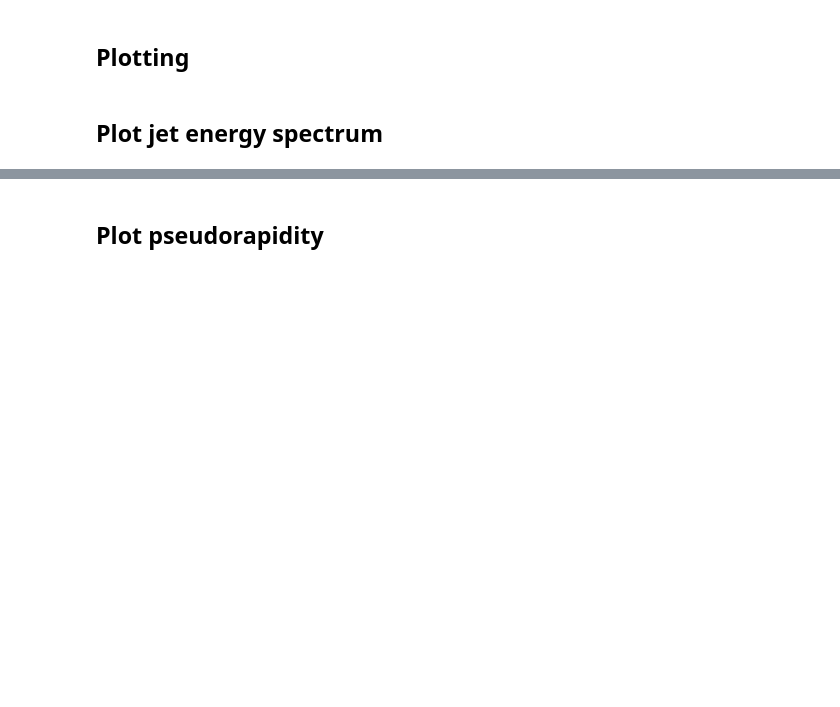
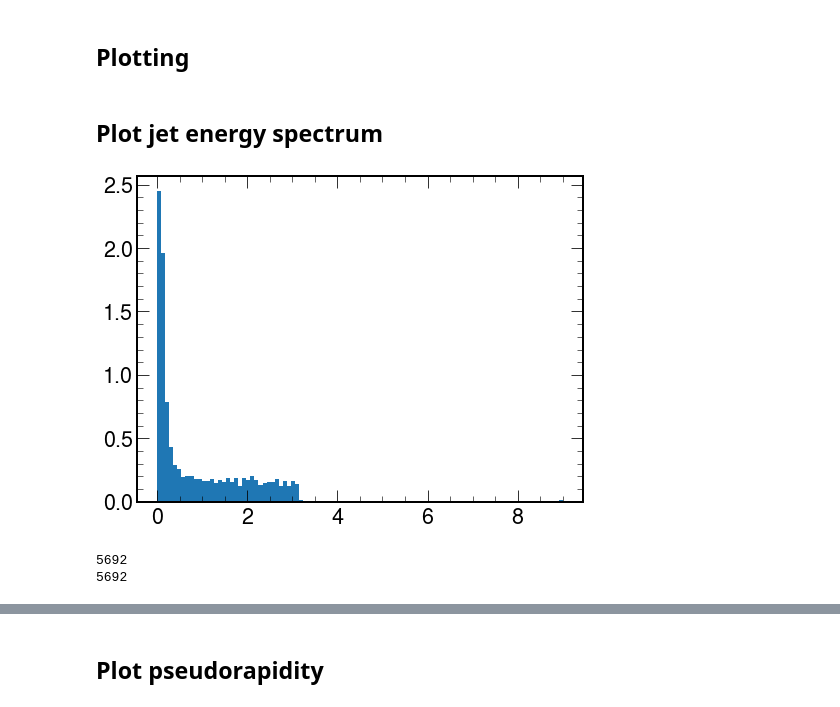
Before and after one commit to miguelignacio/calostudies, a Jupyter notebook: jets.ipynb, the cells around one changed output, grey strips where cells are left out. Drawn from its saved outputs; the diff is of its cells as text; code cells hidden in the pictures; blank space fills up the shorter version.

```diff
--- a/jets.ipynb
+++ b/jets.ipynb
@@ -13,11 +13,11 @@ from pyjet import PseudoJet, JetDefinition, ClusterSequence, ClusterSequenceArea
 # %% [markdown]
 ## Get data, transform ROOT tree into array
 # %%
-events = ur.open('root://sci-xrootd.jlab.org//osgpool/eic/ATHENA/RECO/JETS/crossDivNrgCrab/DIS_NC_Q2gt10_crossDivNrgCrab_25mRad_18x275_v1.0001.root:events')
+#events = ur.open('root://sci-xrootd.jlab.org//osgpool/eic/ATHENA/RECO/JETS/crossDivNrgCrab/DIS_NC_Q2gt10_crossDivNrgCrab_25mRad_18x275_v1.0001.root:events')
 
-gen_events = ur.open('root://sci-xrootd.jlab.org//osgpool/eic/ATHENA/FULL/JETS/crossDivNrgCrab/DIS_NC_Q2gt10_crossDivNrgCrab_25mRad_18x275_v1.0001.root:events')
-#events = ur.open('rec_highq2.root:events')
-#gen_events = ur.open('sim_highq2.root:events')
+#gen_events = ur.open('root://sci-xrootd.jlab.org//osgpool/eic/ATHENA/FULL/JETS/crossDivNrgCrab/DIS_NC_Q2gt10_crossDivNrgCrab_25mRad_18x275_v1.0001.root:events')
+events = ur.open('rec_highq2.root:events')
+gen_events = ur.open('sim_highq2.root:events')
 # %%
 def get_vector(varname='HcalHadronEndcapClusters',energy='energy'):
     E = events["%s.%s"%(varname,energy)].array(library='np')
@@ -381,6 +420,17 @@ import mplhep as hep
 hep.set_style("CMS")
 # %% [markdown]
 ## Plot jet energy spectrum
+# %%
+fig = plt.figure(figsize=(8,6))
+ax = fig.add_subplot()
+ax.hist(jet_dr,density=True,bins=100)
+plt.show()
+print(len(jet_E))
+print(len(evt_genjet_E))
+# %% [output]
+[figure, added]
+5692
+5692
 # %%
 fig = plt.figure(figsize=(8,6))
 ax = fig.add_subplot()
```
Also changed, not shown: parts of 10 cells of this notebook.
